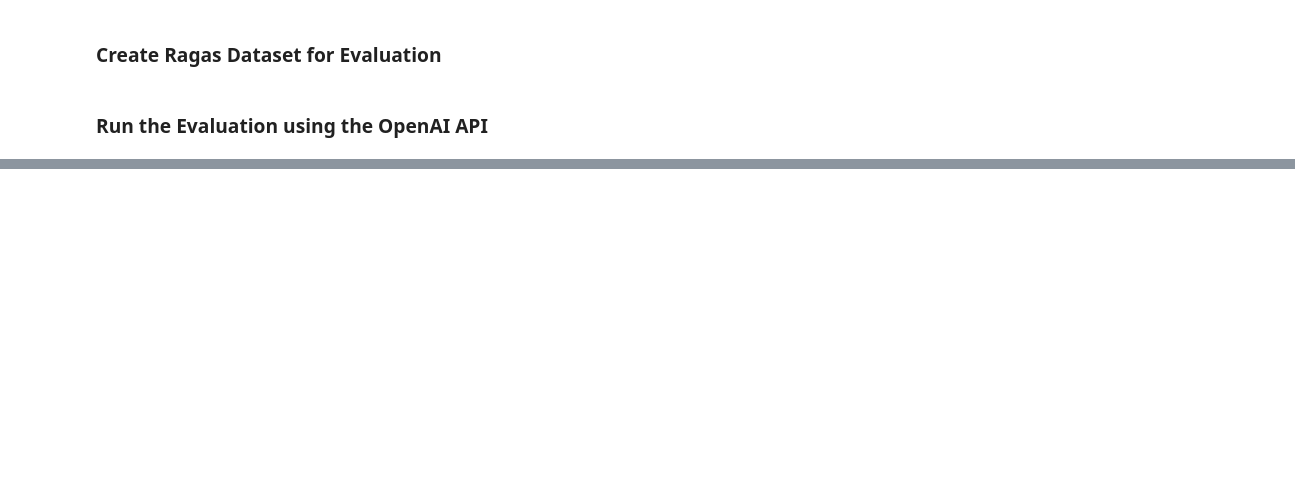
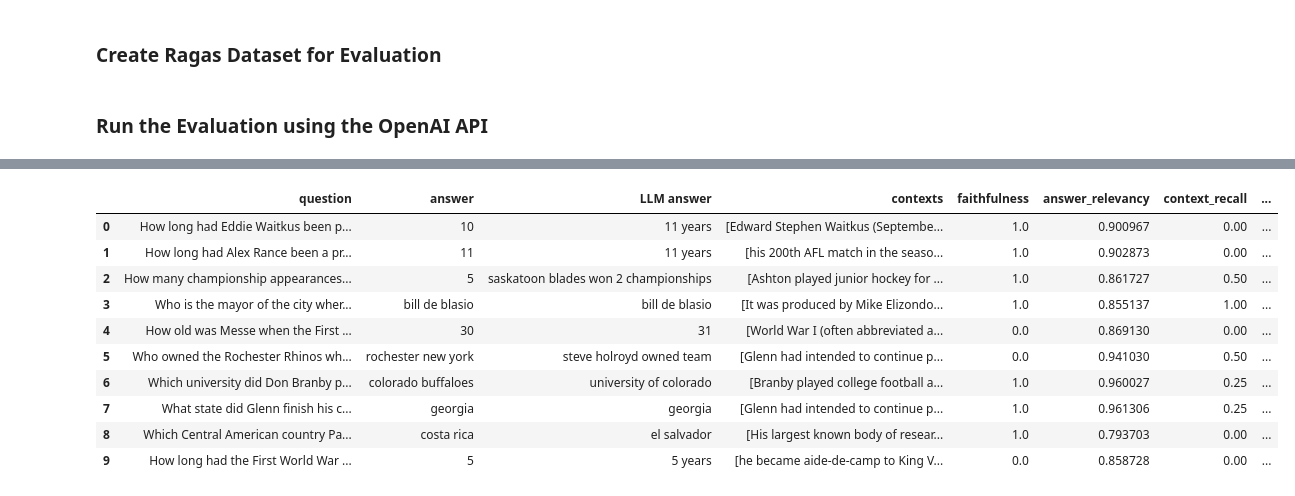
Before and after one commit to fabiograssiotto/IA024, a Jupyter notebook: Aula_10_11/RA890441 - Aula10_11.ipynb, the cells around one changed output, grey strips where cells are left out. Cells and saved outputs as stored; diff of their text form; code cells hidden in the pictures; blank space fills up the shorter version.

Commit message:
added results for RAGAS eval

```diff
--- a/Aula_10_11/RA890441 - Aula10_11.ipynb
+++ b/Aula_10_11/RA890441 - Aula10_11.ipynb
@@ -654,9 +651,9 @@ df
 # %%
 # Data necessary for RAGAS evaluation
-questions = df['question']
-responses = df['LLM answer']
-contexts = df['contexts']
-ground_truths = df['answer']
+questions = df_sample['question']
+responses = df_sample['LLM answer']
+contexts = df_sample['contexts']
+ground_truths = df_sample['answer']
 # %% [markdown]
 ### Create Ragas Dataset for Evaluation
 # %%
@@ -681,6 +678,10 @@ ragas_dataset = generate_ragas_dataset(questions, responses, contexts, ground_tr
 from ragas import evaluate
 evaluation_result = evaluate(
     dataset=ragas_dataset,
-    metrics=[answer_relevancy, faithfulness, context_recall, context_precision],
+    metrics=[
+        faithfulness,
+        answer_relevancy,
+        context_recall,
+        context_precision]
 )
 df_ragas = pd.DataFrame(evaluation_result.scores)
@@ -705,0 +702,2 @@ ExceptionInRunner: The runner thread which was running the jobs raised an execep
+# %%
+df_sample.reset_index(drop=True, inplace=True)
@@ -706,3 +718,18 @@ ExceptionInRunner: The runner thread which was running the jobs raised an execep
+# %%
+df_merged = pd.concat([df_sample, df_ragas], axis=1)
+df_merged = df_merged.drop(['F1', 'Exact Match'], axis=1)
 # %%
-display(df_ragas)
-df_ragas.to_csv("results/ragas_eval.csv")
+display(df_merged)
+df_merged.to_csv("results/ragas_eval.csv")
+# %% [output]
+|  | question | answer | LLM answer | contexts | faithfulness | answer_relevancy | context_recall | ... |
+| 0 | How long had Eddie Waitkus been p... | 10 | 11 years | [Edward Stephen Waitkus (Septembe... | 1.0 | 0.900967 | 0.00 | ... |
+| 1 | How long had Alex Rance been a pr... | 11 | 11 years | [his 200th AFL match in the seaso... | 1.0 | 0.902873 | 0.00 | ... |
+| 2 | How many championship appearances... | 5 | saskatoon blades won 2 championships | [Ashton played junior hockey for ... | 1.0 | 0.861727 | 0.50 | ... |
+| 3 | Who is the mayor of the city wher... | bill de blasio | bill de blasio | [It was produced by Mike Elizondo... | 1.0 | 0.855137 | 1.00 | ... |
+| 4 | How old was Messe when the First ... | 30 | 31 | [World War I (often abbreviated a... | 0.0 | 0.869130 | 0.00 | ... |
+| 5 | Who owned the Rochester Rhinos wh... | rochester new york | steve holroyd owned team | [Glenn had intended to continue p... | 0.0 | 0.941030 | 0.50 | ... |
+| 6 | Which university did Don Branby p... | colorado buffaloes | university of colorado | [Branby played college football a... | 1.0 | 0.960027 | 0.25 | ... |
+| 7 | What state did Glenn finish his c... | georgia | georgia | [Glenn had intended to continue p... | 1.0 | 0.961306 | 0.25 | ... |
+| 8 | Which Central American country Pa... | costa rica | el salvador | [His largest known body of resear... | 1.0 | 0.793703 | 0.00 | ... |
+| 9 | How long had the First World War ... | 5 | 5 years | [he became aide-de-camp to King V... | 0.0 | 0.858728 | 0.00 | ... |
```
Also changed, not shown: parts of 10 cells of this notebook, 2 other files.
